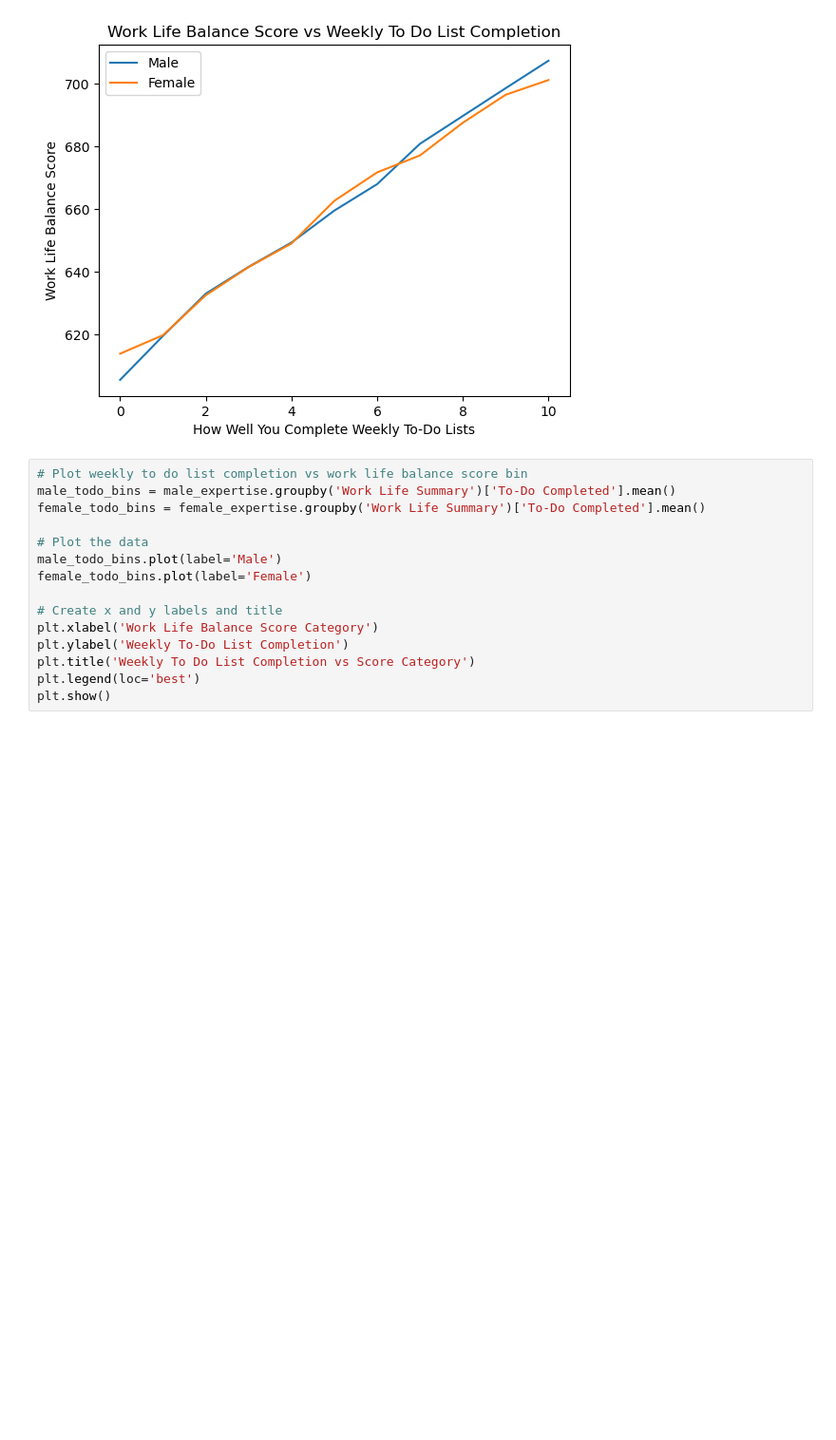
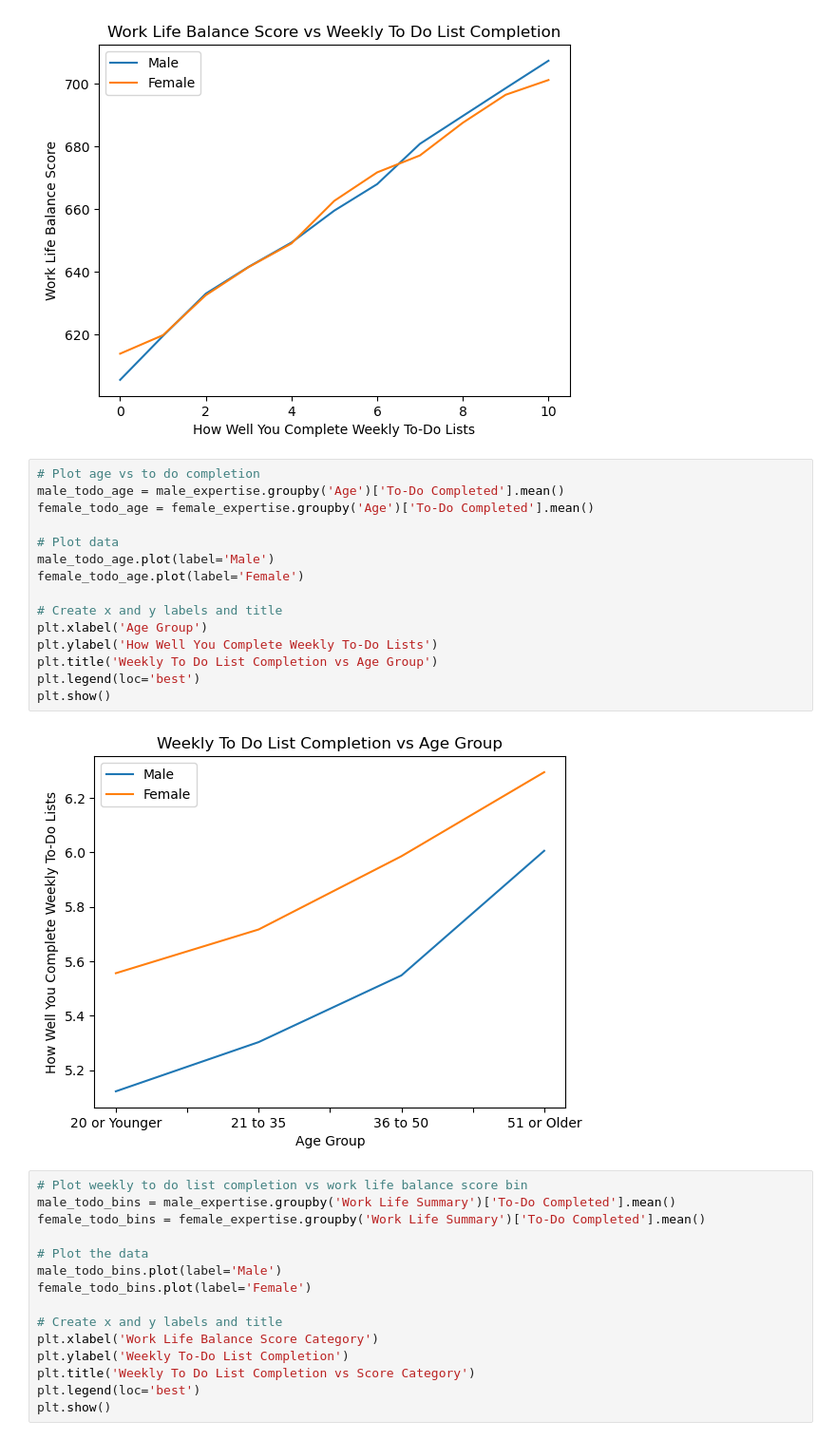
Before and after one commit to jenna-mk/Project_1, a Jupyter notebook: expertise_analysis.ipynb, the cells around one changed output. Shown at 95% size. Cells and saved outputs as stored; diff of their text form; blank space fills up the shorter version.

Commit message:
Added plots for age group

```diff
--- a/expertise_analysis.ipynb
+++ b/expertise_analysis.ipynb
@@ -161,6 +161,23 @@ plt.legend(loc='best')
 plt.show()
 # %% [output]
 [figure]
+# %%
+# Plot age vs to do completion
+male_todo_age = male_expertise.groupby('Age')['To-Do Completed'].mean()
+female_todo_age = female_expertise.groupby('Age')['To-Do Completed'].mean()
+
+# Plot data
+male_todo_age.plot(label='Male')
+female_todo_age.plot(label='Female')
+
+# Create x and y labels and title
+plt.xlabel('Age Group')
+plt.ylabel('How Well You Complete Weekly To-Do Lists')
+plt.title('Weekly To Do List Completion vs Age Group')
+plt.legend(loc='best')
+plt.show()
+# %% [output]
+[figure, added]
 # %%
 # Plot weekly to do list completion vs work life balance score bin
 male_todo_bins = male_expertise.groupby('Work Life Summary')['To-Do Completed'].mean()
```
Also changed, not shown: parts of 4 cells of this notebook.
